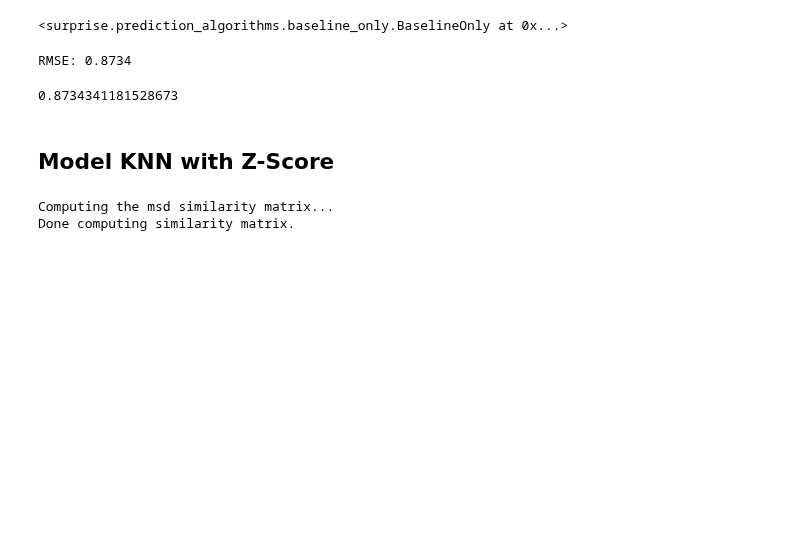
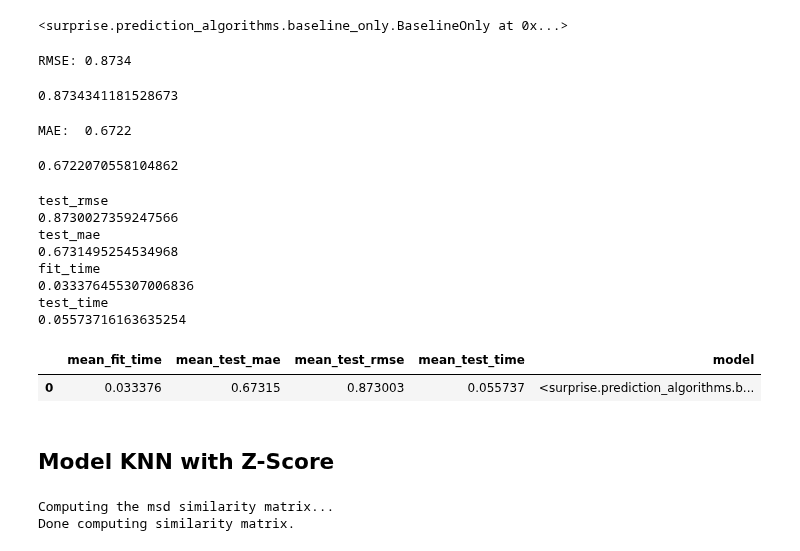
Before and after one commit to JasmineHuang25/rec-systems-project, a Jupyter notebook: Matt_notebook.ipynb, the cells around one changed output. Drawn from its saved outputs; the diff is of its cells as text; code cells hidden in the pictures; blank space fills up the shorter version.

```diff
--- a/Matt_notebook.ipynb
+++ b/Matt_notebook.ipynb
@@ -381,3 +399,8 @@ accuracy.rmse(base_predictions)
 # %% [output]
 RMSE: 0.8734
 0.8734341181528673
+# %%
+accuracy.mae(base_predictions)
+# %% [output]
+MAE:  0.6722
+0.6722070558104862
@@ -384,3 +409,25 @@ RMSE: 0.8734
+# %%
+results_df = pd.DataFrame()
+results_dict = {'model': baseline}
+
+for item in cv.items():
+#     results_dict = {}
+    results_dict[f"mean_{item[0]}"] = np.mean(item[-1])
+    print(item[0])
+    print(np.mean(item[-1]))
+
+results_df.append(results_dict, ignore_index=True, sort=False)
+# %% [output]
+test_rmse
+0.8730027359247566
+test_mae
+0.6731495254534968
+fit_time
+0.033376455307006836
+test_time
+0.05573716163635254
+|  | mean_fit_time | mean_test_mae | mean_test_rmse | mean_test_time | model |
+| 0 | 0.033376 | 0.67315 | 0.873003 | 0.055737 | <surprise.prediction_algorithms.b... |
 # %% [markdown]
 ## Model KNN with Z-Score
 # %%
```
Also changed, not shown: parts of 27 cells of this notebook.
